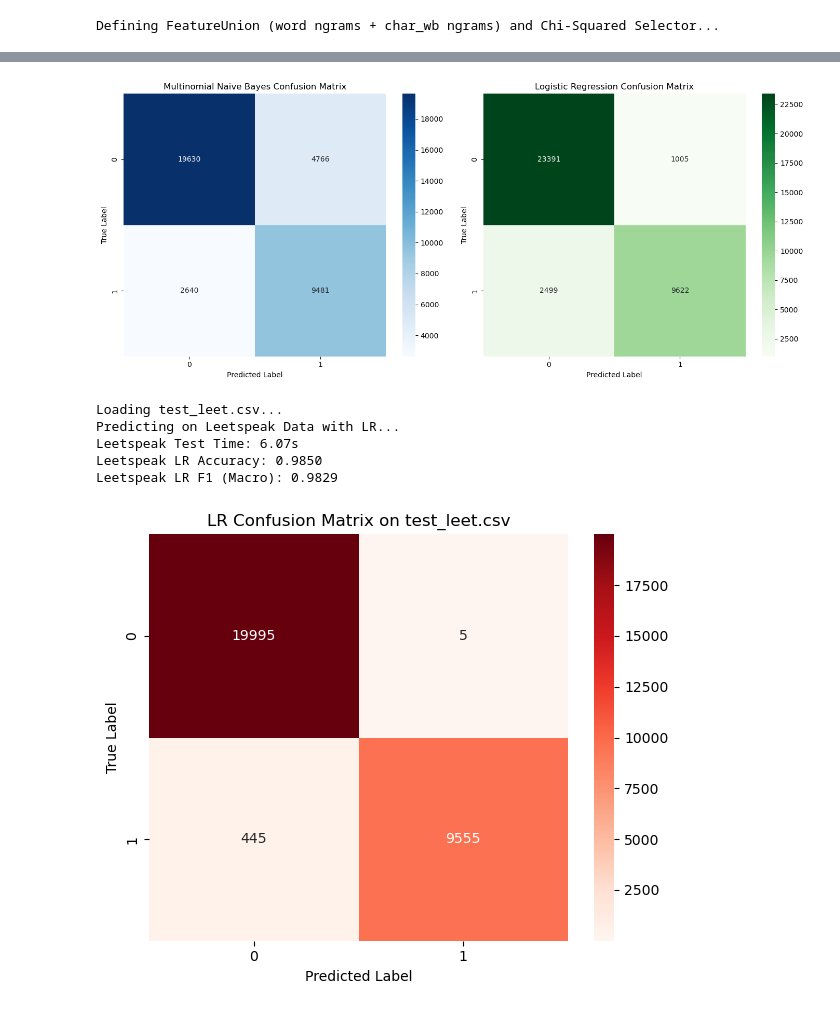
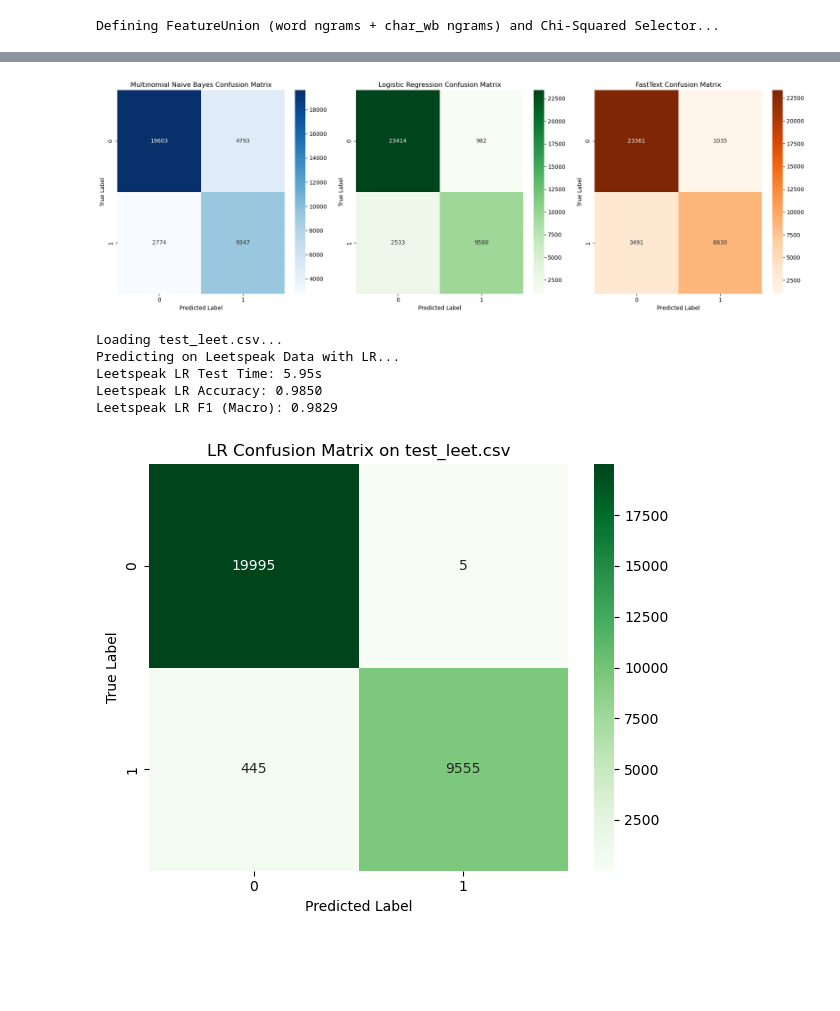
Before and after one commit to Kerem00/nextgenforum, a Jupyter notebook: machine_learning/ml_training.ipynb, the cells around one changed output, grey strips where cells are left out. Saved outputs shown, nothing was run; the diff lists cells and outputs as text; code cells hidden in the pictures; blank space fills up the shorter version.

Commit message:
FastText implementation and testing results

```diff
--- a/machine_learning/ml_training.ipynb
+++ b/machine_learning/ml_training.ipynb
@@ -125,18 +120,19 @@ LR Train Time: 29.82s, Test Time: 5.59s
 LR Accuracy: 0.9037
 # %%
-# 6. FastText Implementation (Placeholder for now)
-# import fasttext
-#
-# print('Training FastText...')
-# start_time = time.time()
-# ft_model = fasttext.train_supervised(input='training_datasets/train_fasttext.txt', epoch=25, lr=0.1, wordNgrams=2, verbose=2)
-# ft_train_time = time.time() - start_time
-#
-# print('Testing FastText...')
-# start_time = time.time()
-# ft_results = ft_model.test('testing_datasets/test_fasttext.txt')
-# ft_test_time = time.time() - start_time
-#
-# ft_samples, ft_prec, ft_rec = ft_results
-# ft_f1 = 2 * (ft_prec * ft_rec) / (ft_prec + ft_rec) if (ft_prec + ft_rec) > 0 else 0
-# print(f'FastText Precision: {ft_prec:.4f}')
+# 6. FastText
+print('Training FastText...')
+start_time = time.time()
+ft_model = fasttext.train_supervised(input='training_datasets/train_fasttext.txt', epoch=25, lr=0.1, wordNgrams=2, verbose=2)
+ft_train_time = time.time() - start_time
+
+print('Testing FastText (Generating Predictions for Sklearn metrics)...')
+start_time = time.time()
+ft_raw_preds = ft_model.predict(X_test.str.replace('\n', ' ').tolist())
+ft_test_time = time.time() - start_time
+
+ft_preds = [int(float(label[0].replace('__label__', ''))) for label in ft_raw_preds[0]]
+ft_acc = accuracy_score(y_test, ft_preds)
+ft_prec = precision_score(y_test, ft_preds, average='macro')
+ft_rec = recall_score(y_test, ft_preds, average='macro')
+ft_f1 = f1_score(y_test, ft_preds, average='macro')
+print(f'FastText Accuracy: {ft_acc:.4f}')
@@ -161,46 +166,52 @@ results_df
 # %%
 # 8. Confusion Matrices
-fig, axes = plt.subplots(1, 2, figsize=(14, 6))
+fig, axes = plt.subplots(1, 3, figsize=(18, 6))
 
 cm_mnb = confusion_matrix(y_test, mnb_preds)
 sns.heatmap(cm_mnb, annot=True, fmt='d', cmap='Blues', ax=axes[0])
 axes[0].set_title('Multinomial Naive Bayes Confusion Matrix')
 axes[0].set_xlabel('Predicted Label')
 axes[0].set_ylabel('True Label')
 
 cm_lr = confusion_matrix(y_test, lr_preds)
 sns.heatmap(cm_lr, annot=True, fmt='d', cmap='Greens', ax=axes[1])
 axes[1].set_title('Logistic Regression Confusion Matrix')
 axes[1].set_xlabel('Predicted Label')
 axes[1].set_ylabel('True Label')
 
+cm_ft = confusion_matrix(y_test, ft_preds)
+sns.heatmap(cm_ft, annot=True, fmt='d', cmap='Oranges', ax=axes[2])
+axes[2].set_title('FastText Confusion Matrix')
+axes[2].set_xlabel('Predicted Label')
+axes[2].set_ylabel('True Label')
+
 plt.tight_layout()
 plt.show()
 # %% [output]
-[figure, old version]
+[figure, new version]
 # %%
-# 9. Evaluate LR Pipeline on Leetspeak Data
+# 9. Logistic Regression Leetspeak Evaluation
 print('Loading test_leet.csv...')
 leet_df = pd.read_csv('testing_datasets/test_leet.csv')
-X_leet = leet_df['text'].astype(str).fillna('')
+X_leet = leet_df['text'].fillna('')
 y_leet = leet_df['label']
 
 print('Predicting on Leetspeak Data with LR...')
 start_time = time.time()
-leet_preds = lr_pipeline.predict(X_leet)
-leet_test_time = time.time() - start_time
+leet_lr_preds = lr_pipeline.predict(X_leet)
+leet_lr_test_time = time.time() - start_time
 
-leet_acc = accuracy_score(y_leet, leet_preds)
-leet_f1 = f1_score(y_leet, leet_preds, average='macro')
+leet_lr_acc = accuracy_score(y_leet, leet_lr_preds)
+leet_lr_f1 = f1_score(y_leet, leet_lr_preds, average='macro')
 
-print(f'Leetspeak Test Time: {leet_test_time:.2f}s')
-print(f'Leetspeak LR Accuracy: {leet_acc:.4f}')
-print(f'Leetspeak LR F1 (Macro): {leet_f1:.4f}')
+print(f'Leetspeak LR Test Time: {leet_lr_test_time:.2f}s')
+print(f'Leetspeak LR Accuracy: {leet_lr_acc:.4f}')
+print(f'Leetspeak LR F1 (Macro): {leet_lr_f1:.4f}')
 
-# Confusion Matrix for Leetspeak\n
+# Confusion Matrix for Leetspeak LR
 fig, ax = plt.subplots(figsize=(6, 5))
-cm_leet = confusion_matrix(y_leet, leet_preds)
-sns.heatmap(cm_leet, annot=True, fmt='d', cmap='Reds', ax=ax)
+cm_leet_lr = confusion_matrix(y_leet, leet_lr_preds)
+sns.heatmap(cm_leet_lr, annot=True, fmt='d', cmap='Greens', ax=ax)
 ax.set_title('LR Confusion Matrix on test_leet.csv')
 ax.set_xlabel('Predicted Label')
 ax.set_ylabel('True Label')
@@ -209,7 +220,7 @@ plt.show()
 # %% [output]
 Loading test_leet.csv...
 Predicting on Leetspeak Data with LR...
-Leetspeak Test Time: 6.07s
+Leetspeak LR Test Time: 5.95s
 Leetspeak LR Accuracy: 0.9850
 Leetspeak LR F1 (Macro): 0.9829
-[figure, old version]
+[figure, new version]
```
Also changed, not shown: parts of 8 cells of this notebook, 1 other file.
